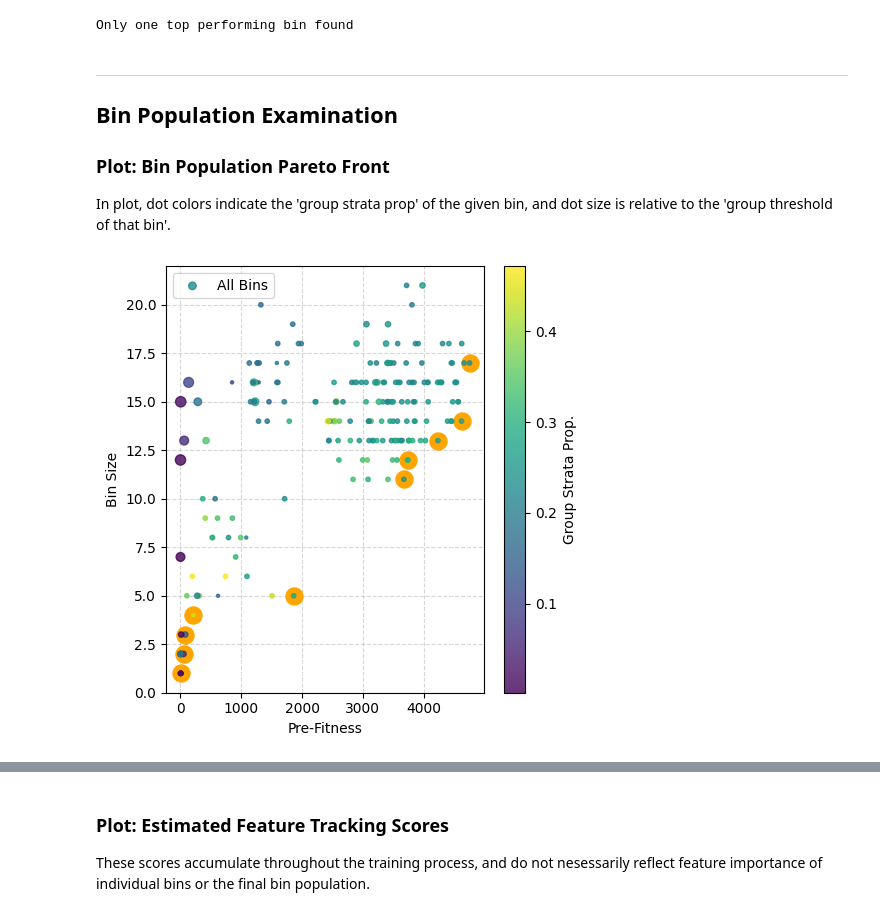
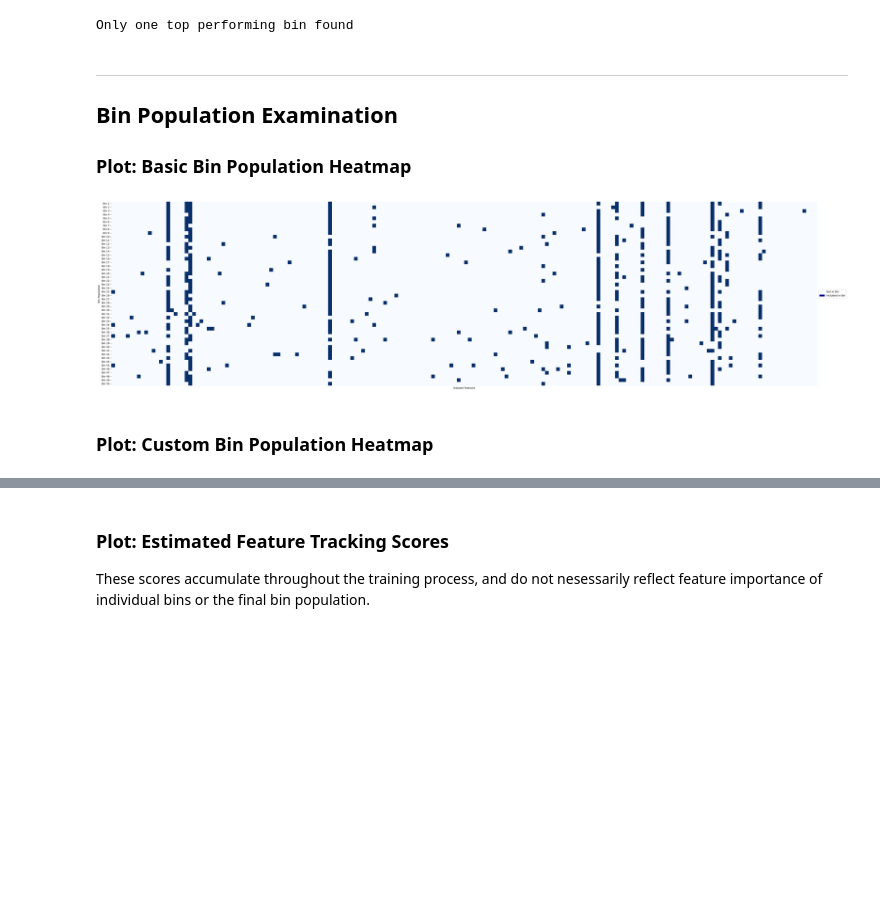
Before and after one commit to UrbsLab/scikit-FIBERS, a Jupyter notebook: FIBERS_HLA_1_Analysis.ipynb, the cells around one changed output, grey strips where cells are left out. Cells and saved outputs as stored; diff of their text form; code cells hidden in the pictures; blank space fills up the shorter version.

Commit message:
New Code for Covariates

```diff
--- a/FIBERS_HLA_1_Analysis.ipynb
+++ b/FIBERS_HLA_1_Analysis.ipynb
@@ -15,7 +15,7 @@ print(current_working_directory)
 
 #Local Run Parameters
 local_save = False
-folder_path = './FIBERS_output/2/'
+folder_path = 'C:/Users/ryanu/Desktop/FIBERS_output'
 if not os.path.exists(folder_path):
         os.makedirs(folder_path)
 if local_save:
@@ -28,7 +28,7 @@ else:
 ***
 ## Load and Prepare HLA Data
 # %%
-data_path = 'data/Imp1.csv'
+data_path = 'C:/Users/ryanu/Desktop/HLA/Imp1/Imp1.csv'
 data_name = 'Imp1'
 data = pd.read_csv(data_path,low_memory=False)
 
@@ -162,14 +162,12 @@ Length: 786, dtype: float64
 # %%
 #Load Manual Bin Population to Partially initialize Bin Population
 pop_path = 'C:/Users/ryanu/Desktop/HLA/Imp1/HLA_Paper_Pop_Init.csv'
-try:
-    pop = pd.read_csv(pop_path,low_memory=False)
-except Exception:
-    pop = None
+pop = pd.read_csv(pop_path,low_memory=False)
 # %%
-fibers = FIBERS(outcome_label="graftyrs", outcome_type="survival", iterations=200, pop_size=200, tournament_prop=0.5, crossover_prob=0.5, min_mutation_prob=0.1, max_mutation_prob=0.5, merge_prob=0.1,
+
+fibers = FIBERS(outcome_label="graftyrs", outcome_type="survival", iterations=50, pop_size=50, tournament_prop=0.5, crossover_prob=0.5, min_mutation_prob=0.1, max_mutation_prob=0.5, merge_prob=0.1,
                 new_gen=0.5, elitism=0.1, diversity_pressure=5, min_bin_size=1, max_bin_size=None, max_bin_init_size=10, fitness_metric="log_rank_residuals", log_rank_weighting=None, censor_label="grf_fail",
-                group_strata_min=0.2, penalty=0.5, group_thresh=None, min_thresh=0, max_thresh=10, int_thresh=True, thresh_evolve_prob=0.5, manual_bin_init=pop, covariates=covariates, report=[0,10,20,30,40],
+                group_strata_min=0.2, penalty=0.5, group_thresh=None, min_thresh=0, max_thresh=5, int_thresh=True, thresh_evolve_prob=0.5, manual_bin_init=pop, covariates=covariates, report=[0,10,20,30,40],
                 random_seed=None,verbose=False)
 
 fibers = fibers.fit(data)
@@ -365,9 +363,10 @@ Only one top performing bin found
 # %% [markdown]
 ***
 ## Bin Population Examination
-### Plot: Bin Population Pareto Front
-In plot, dot colors indicate the 'group strata prop' of the given bin, and dot size is relative to the 'group threshold of that bin'.
+### Plot: Basic Bin Population Heatmap
 # %%
-fibers.get_pareto_plot(save=True,output_folder=output_folder,data_name=data_name)
+fibers.get_bin_population_heatmap_plot(save=True,output_folder=output_folder,data_name=data_name)
 # %% [output]
-[figure, old version]
+[figure, new version]
+# %% [markdown]
+### Plot: Custom Bin Population Heatmap
```
Also changed, not shown: parts of 22 cells of this notebook, 12 other files.
